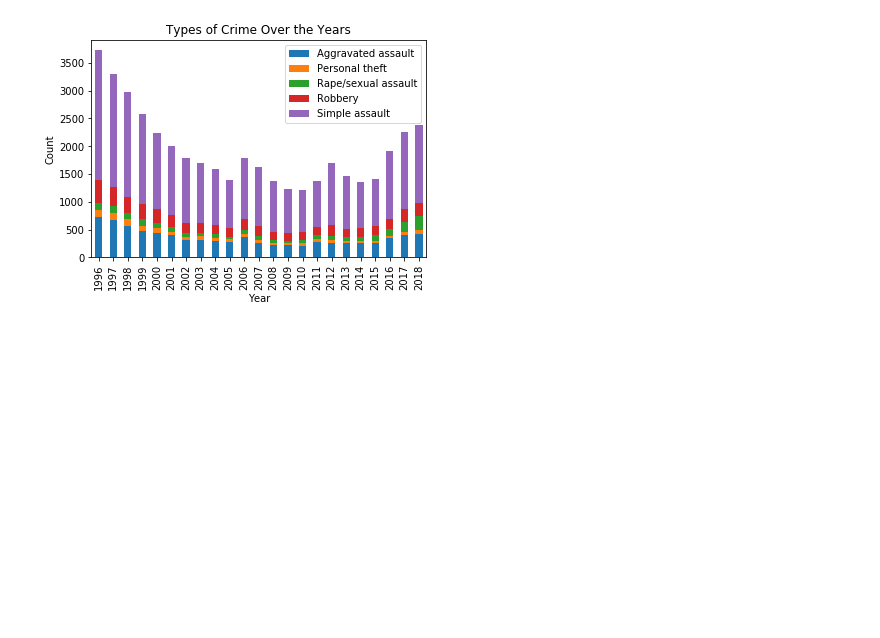
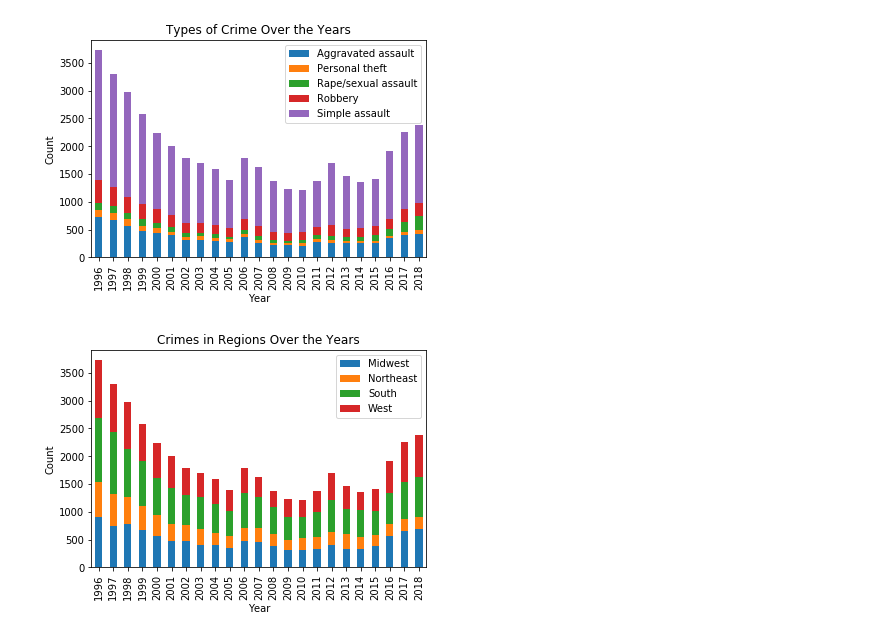
Before and after one commit to DavidMStern/ProjectOne, a Jupyter notebook: testing/dvd_analysis.ipynb, the cells around one changed output. Cells and saved outputs as stored; diff of their text form; code cells hidden in the pictures; blank space fills up the shorter version.

Commit message:
added regions

```diff
--- a/testing/dvd_analysis.ipynb
+++ b/testing/dvd_analysis.ipynb
@@ -141,3 +141,18 @@ plt.savefig("crimes_per_year_stacked")
 plt.show()
 # %% [output]
 [figure]
+# %%
+
+year_region_df = pd.DataFrame({'count' : df.groupby( [ "Year", "Region"] ).size()}).reset_index()
+year_region_df
+
+s = (year_region_df.pivot_table(
+        index='Year', columns='Region', values = year_region_df.groupby('Region').count(), aggfunc='sum'))
+s.plot(kind='bar', stacked=True)
+plt.title('Crimes in Regions Over the Years')
+plt.ylabel('Count')
+plt.legend(year_region_df['Region'])
+plt.savefig("crimes_per_region_stacked")
+plt.show()
+# %% [output]
+[figure, added]
```
